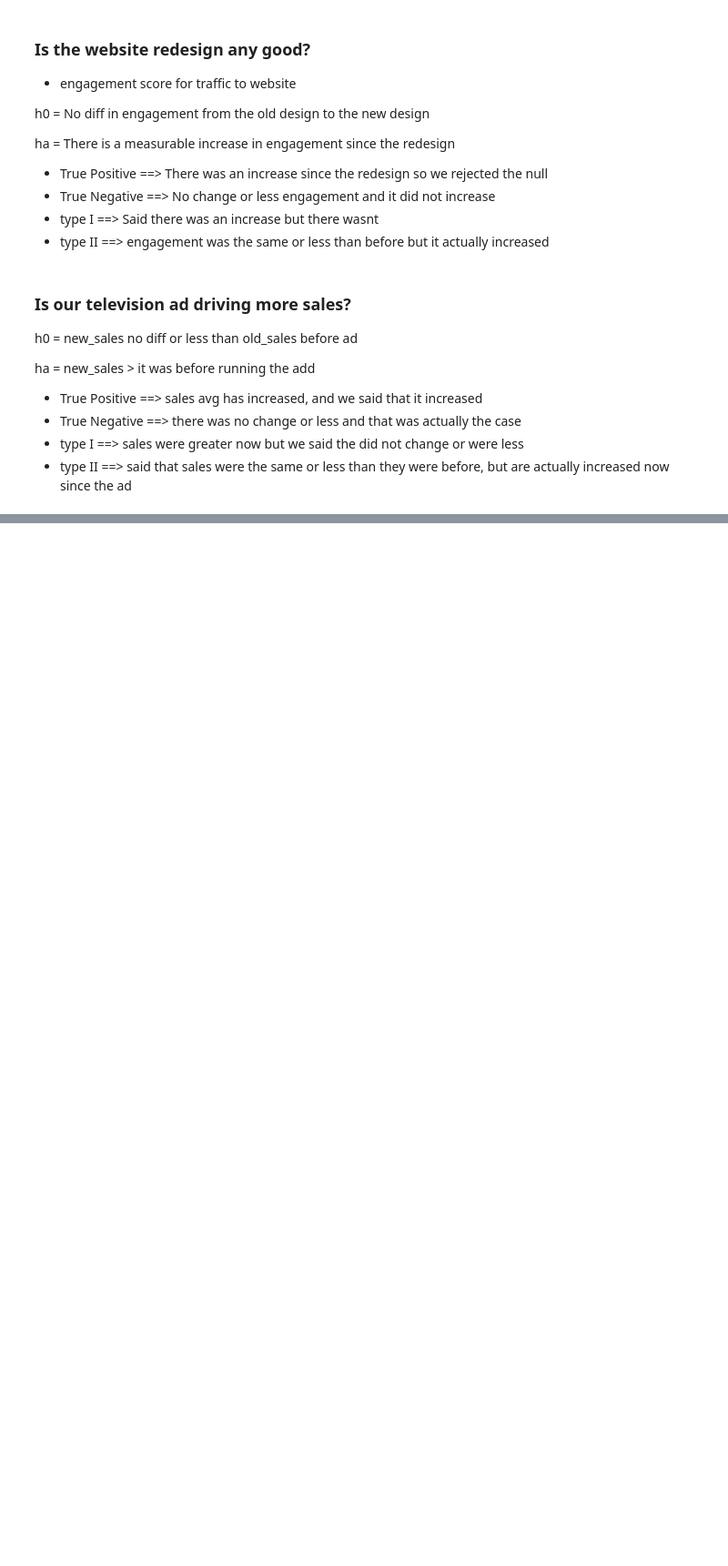
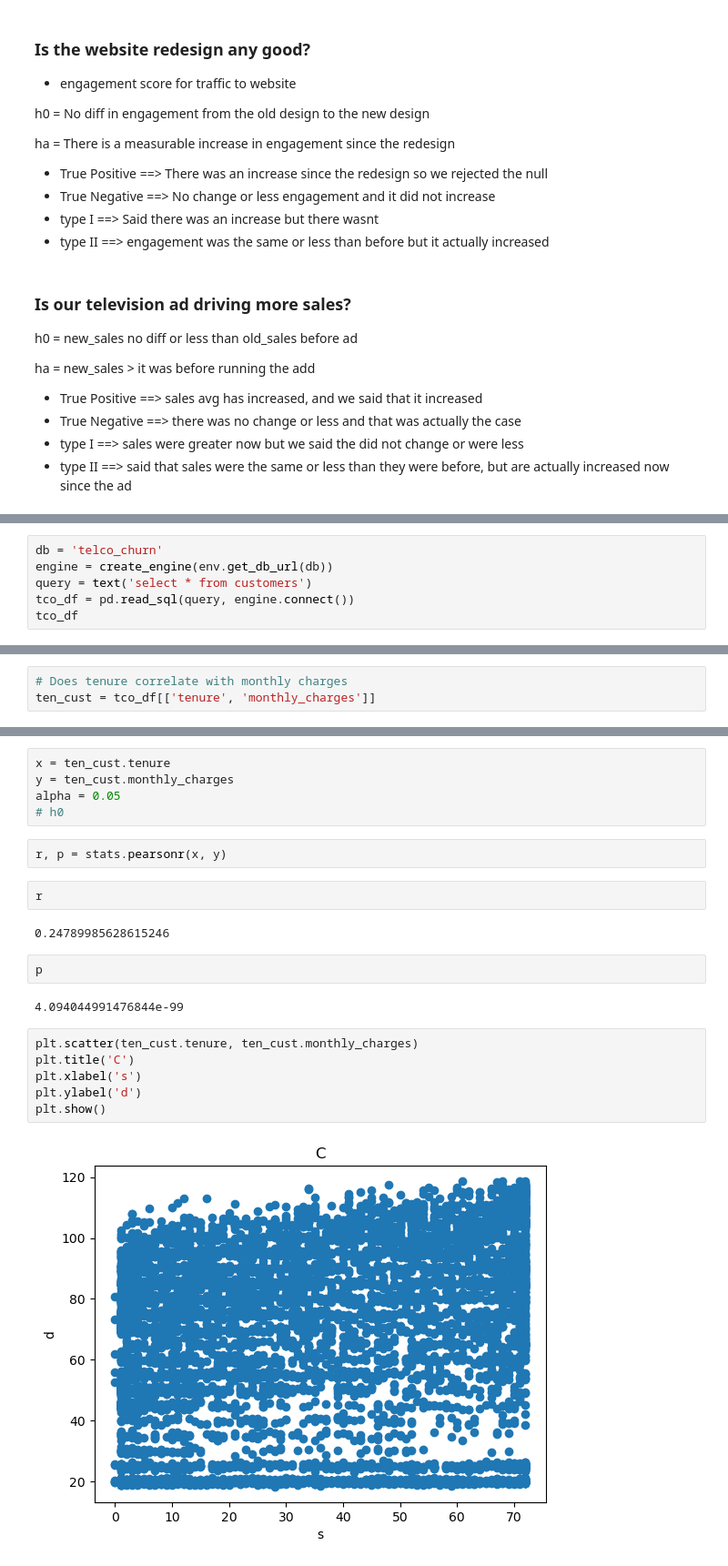
Before and after one commit to Joshua-Click/statistics-exercises, a Jupyter notebook: hypothesis_testing.ipynb, the cells around one changed output, grey strips where cells are left out. Shown: that part at 91% size. Saved outputs shown, nothing was run; the diff lists cells and outputs as text; blank space fills up the shorter version.

```diff
--- a/hypothesis_testing.ipynb
+++ b/hypothesis_testing.ipynb
@@ -42,0 +73,6 @@ ha = new_sales > it was before running the add
+# %%
+db = 'telco_churn'
+engine = create_engine(env.get_db_url(db))
+query = text('select * from customers')
+tco_df = pd.read_sql(query, engine.connect())
+tco_df
@@ -42,0 +93,3 @@ ha = new_sales > it was before running the add
+# %%
+# Does tenure correlate with monthly charges
+ten_cust = tco_df[['tenure', 'monthly_charges']]
@@ -42,0 +112,23 @@ ha = new_sales > it was before running the add
+# %%
+x = ten_cust.tenure
+y = ten_cust.monthly_charges
+alpha = 0.05
+# h0
+# %%
+r, p = stats.pearsonr(x, y)
+# %%
+r
+# %% [output]
+0.24789985628615246
+# %%
+p
+# %% [output]
+4.094044991476844e-99
+# %%
+plt.scatter(ten_cust.tenure, ten_cust.monthly_charges)
+plt.title('C')
+plt.xlabel('s')
+plt.ylabel('d')
+plt.show()
+# %% [output]
+[figure, added]
```
Also changed, not shown: parts of 18 cells of this notebook.
